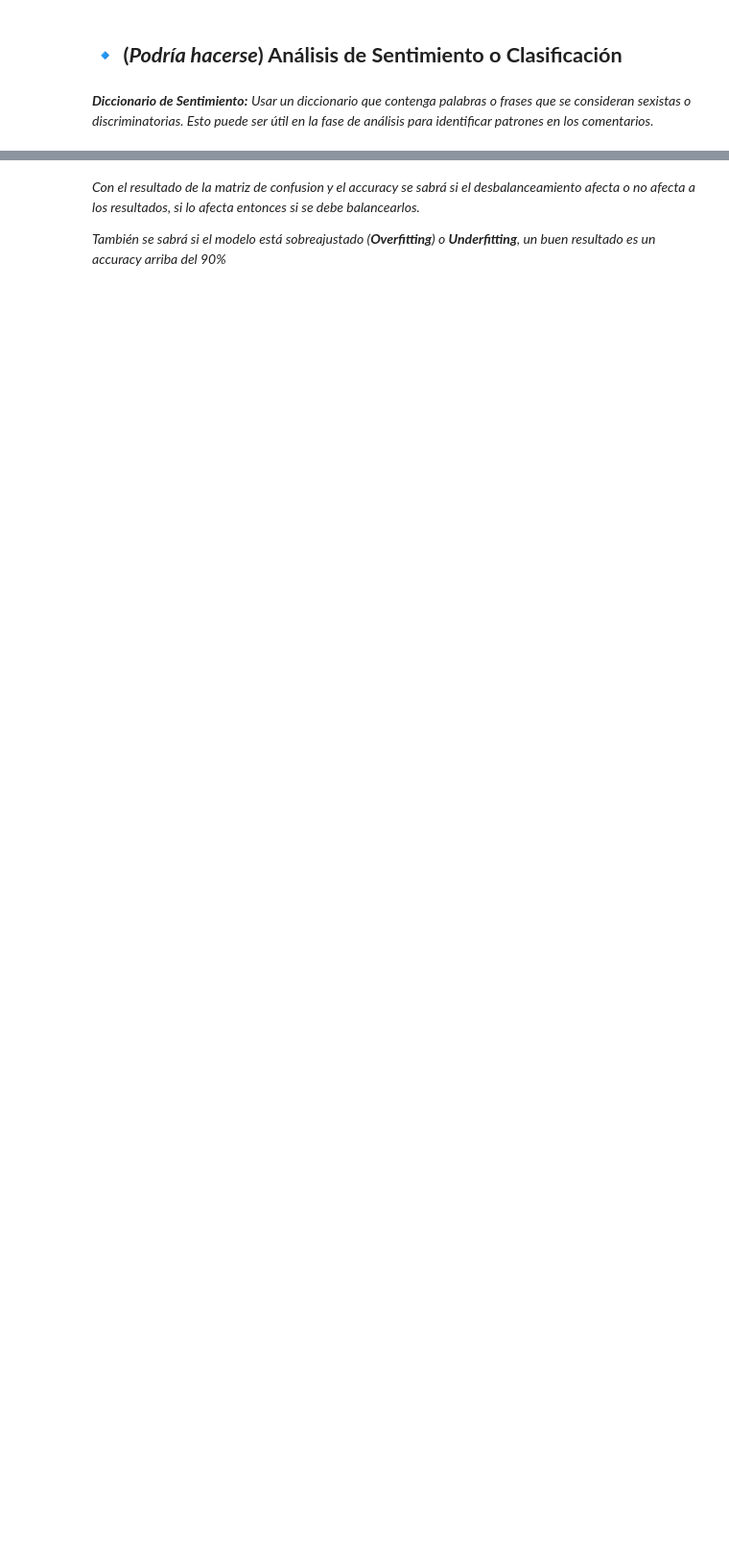
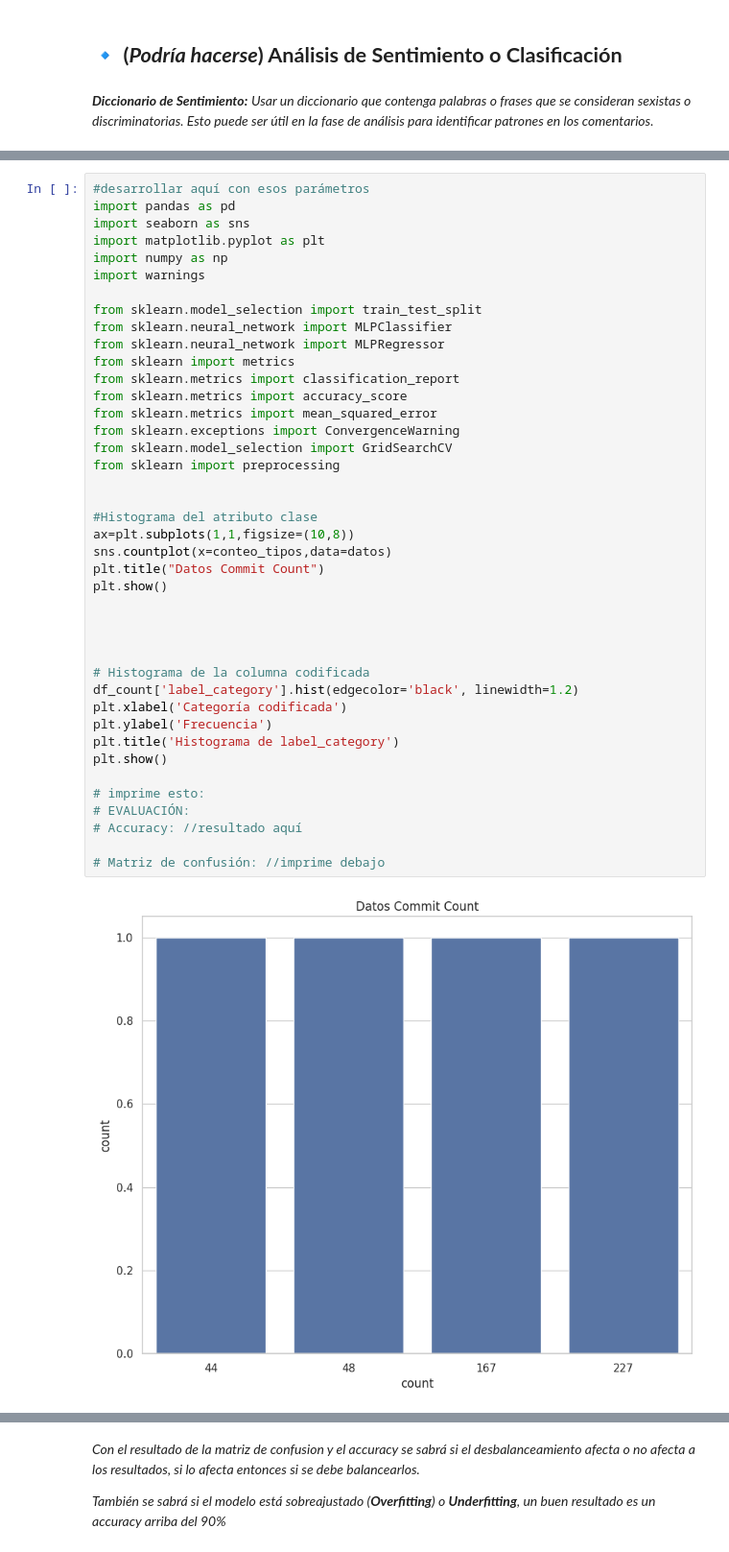
Before and after one commit to nioclandramer/IA_ComSexista, a Jupyter notebook: IA_comentSexistas.ipynb, the cells around one changed output, grey strips where cells are left out. Shown at 96% size. Cells and saved outputs as stored; diff of their text form; blank space fills up the shorter version.

```diff
--- a/IA_comentSexistas.ipynb
+++ b/IA_comentSexistas.ipynb
@@ -460,0 +912,43 @@ AttributeError: 'list' object has no attribute 'lower'
+# %%
+#desarrollar aquí con esos parámetros
+import pandas as pd
+import seaborn as sns
+import matplotlib.pyplot as plt
+import numpy as np
+import warnings
+
+from sklearn.model_selection import train_test_split
+from sklearn.neural_network import MLPClassifier
+from sklearn.neural_network import MLPRegressor
+from sklearn import metrics
+from sklearn.metrics import classification_report
+from sklearn.metrics import accuracy_score
+from sklearn.metrics import mean_squared_error
+from sklearn.exceptions import ConvergenceWarning
+from sklearn.model_selection import GridSearchCV
+from sklearn import preprocessing
+
+
+#Histograma del atributo clase
+ax=plt.subplots(1,1,figsize=(10,8))
+sns.countplot(x=conteo_tipos,data=datos)
+plt.title("Datos Commit Count")
+plt.show()
+
+
+
+
+# Histograma de la columna codificada
+df_count['label_category'].hist(edgecolor='black', linewidth=1.2)
+plt.xlabel('Categoría codificada')
+plt.ylabel('Frecuencia')
+plt.title('Histograma de label_category')
+plt.show()
+
+# imprime esto:
+# EVALUACIÓN:
+# Accuracy: //resultado aquí
+
+# Matriz de confusión: //imprime debajo
+# %% [output]
+[figure, added]
```
Also changed, not shown: parts of 67 cells of this notebook.
